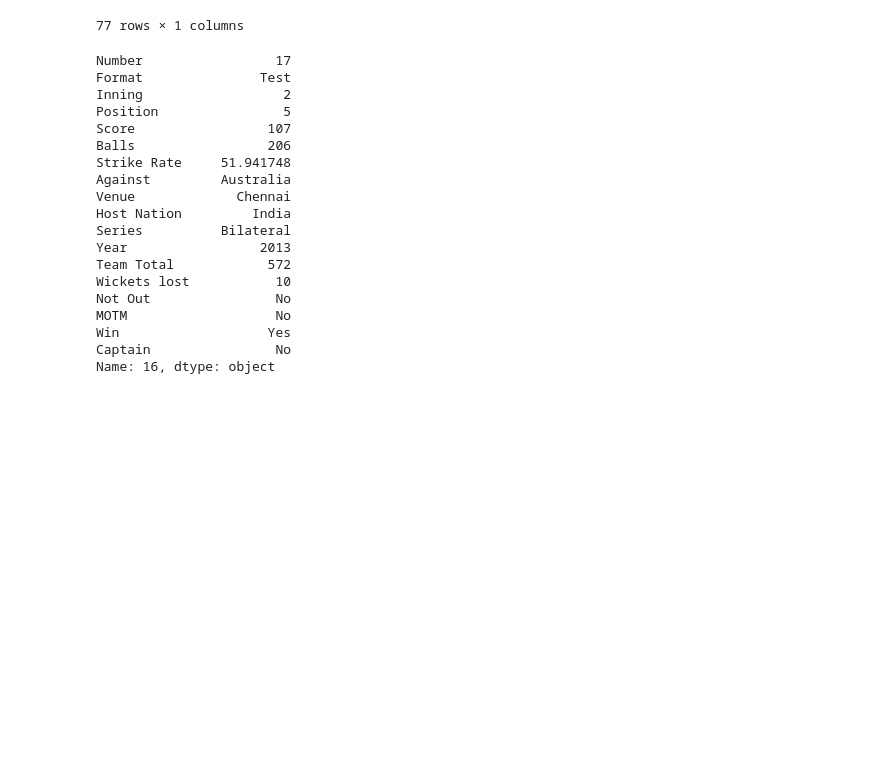
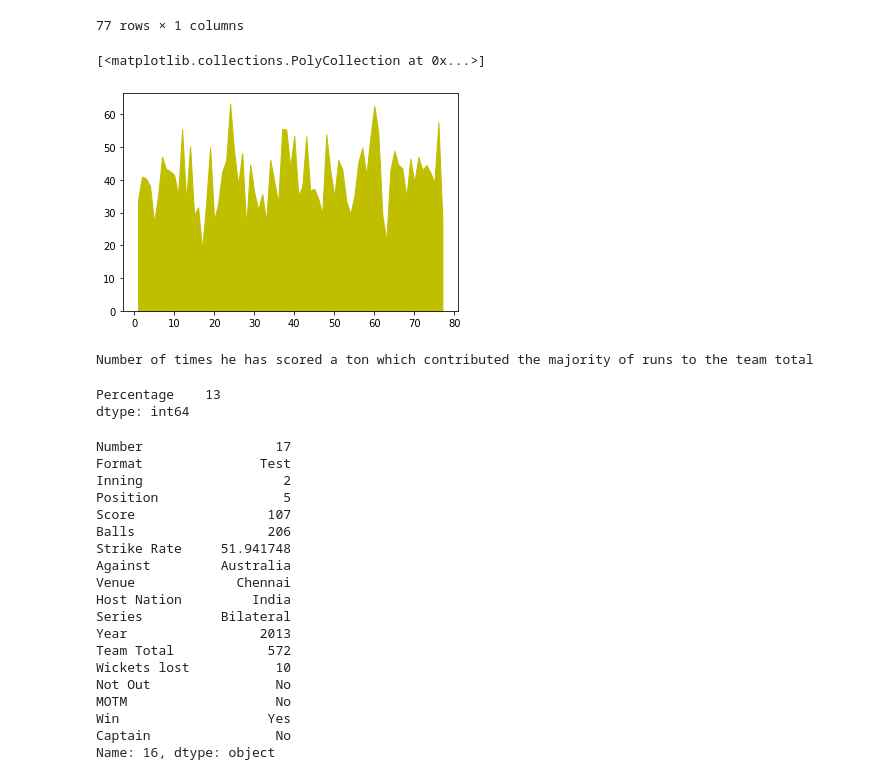
Before and after one commit to Suyashiitr/kaggle, a Jupyter notebook: virat-kohli-100s-visualization.ipynb, the cells around one changed output. Drawn from its saved outputs; the diff is of its cells as text; code cells hidden in the pictures; blank space fills up the shorter version.

```diff
--- a/virat-kohli-100s-visualization.ipynb
+++ b/virat-kohli-100s-visualization.ipynb
@@ -637,6 +638,18 @@ vk_perc.sort_values(by='Percentage')
 | 59 | 62.621359 |
 | 23 | 63.253012 |
 77 rows × 1 columns
+# %%
+plt.stackplot(np.arange(1,78,1),vk_perc['Percentage'],color='y')
+# %% [output]
+[<matplotlib.collections.PolyCollection at 0x...>]
+[figure, added]
+# %%
+print('Number of times he has scored a ton which contributed the majority of runs to the team total')
+vk_perc[(vk_perc.Percentage>=50)].count()
+# %% [output]
+Number of times he has scored a ton which contributed the majority of runs to the team total
+Percentage    13
+dtype: int64
 # %%
 vk.iloc[16,:]
 # %% [output]
```
Also changed, not shown: parts of 5 cells of this notebook.
